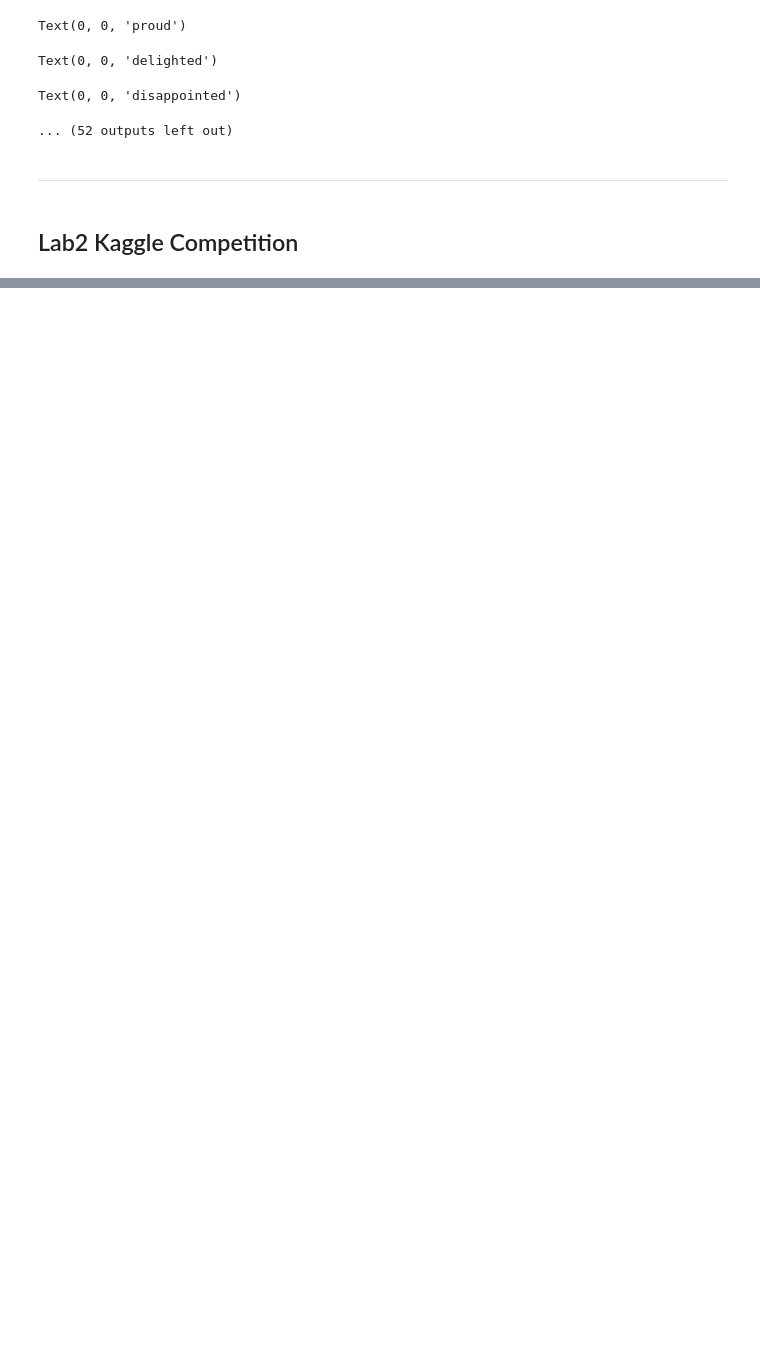
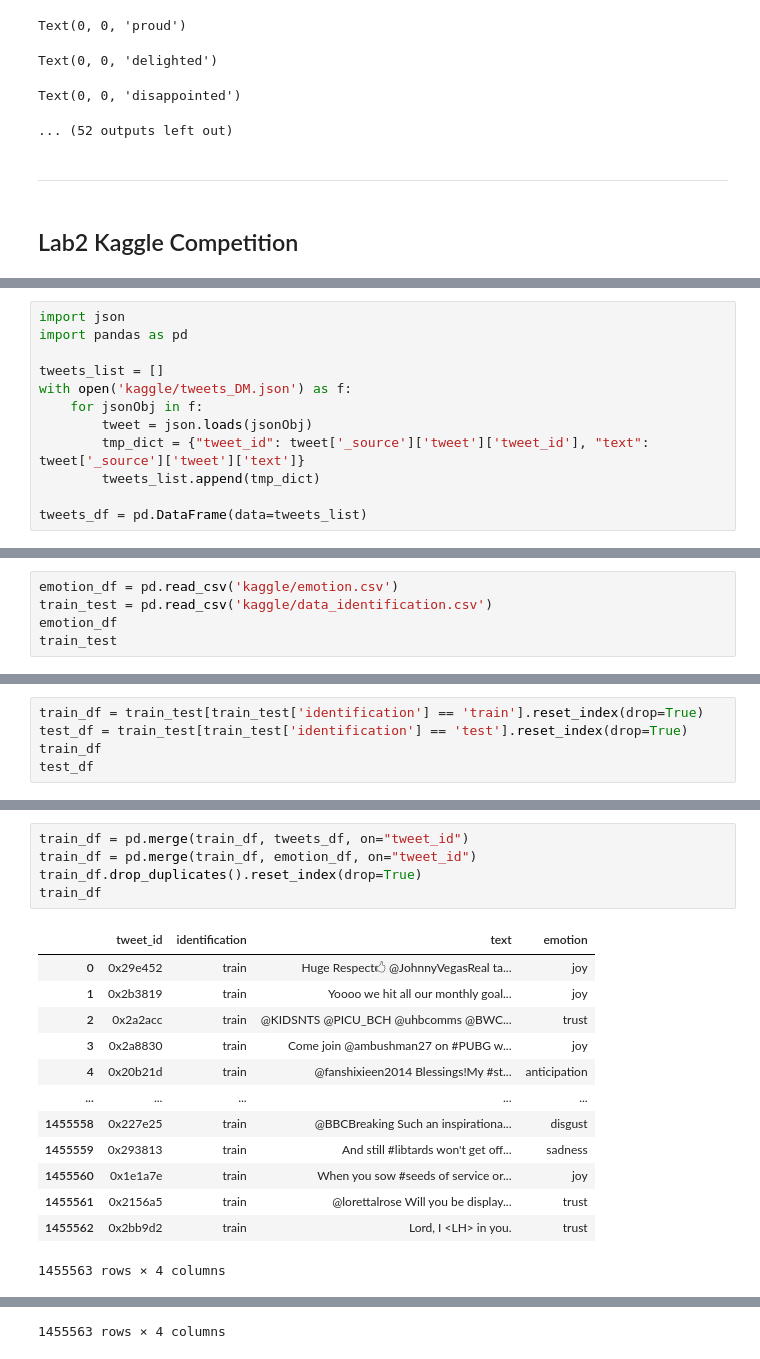
Before and after one commit to ktgincot/DM2020-Lab2-Homework, a Jupyter notebook: DM2020-Lab2-Homework.ipynb, the cells around one changed output, grey strips where cells are left out. Drawn from its saved outputs; the diff is of its cells as text; blank space fills up the shorter version.

Commit message:
Finish Kaggle Competition

```diff
--- a/DM2020-Lab2-Homework.ipynb
+++ b/DM2020-Lab2-Homework.ipynb
@@ -336,0 +340,12 @@ Text(0, 0, 'disappointed')
+# %%
+import json
+import pandas as pd
+
+tweets_list = []
+with open('kaggle/tweets_DM.json') as f:
+    for jsonObj in f:
+        tweet = json.loads(jsonObj)
+        tmp_dict = {"tweet_id": tweet['_source']['tweet']['tweet_id'], "text": tweet['_source']['tweet']['text']}
+        tweets_list.append(tmp_dict)
+
+tweets_df = pd.DataFrame(data=tweets_list)
@@ -336,0 +368,5 @@ Text(0, 0, 'disappointed')
+# %%
+emotion_df = pd.read_csv('kaggle/emotion.csv')
+train_test = pd.read_csv('kaggle/data_identification.csv')
+emotion_df
+train_test
@@ -336,0 +400,5 @@ Text(0, 0, 'disappointed')
+# %%
+train_df = train_test[train_test['identification'] == 'train'].reset_index(drop=True)
+test_df = train_test[train_test['identification'] == 'test'].reset_index(drop=True)
+train_df
+test_df
@@ -336,0 +432,19 @@ Text(0, 0, 'disappointed')
+# %%
+train_df = pd.merge(train_df, tweets_df, on="tweet_id")
+train_df = pd.merge(train_df, emotion_df, on="tweet_id")
+train_df.drop_duplicates().reset_index(drop=True)
+train_df
+# %% [output]
+|  | tweet_id | identification | text | emotion |
+| 0 | 0x29e452 | train | Huge Respect🖒 @JohnnyVegasReal ta... | joy |
+| 1 | 0x2b3819 | train | Yoooo we hit all our monthly goal... | joy |
+| 2 | 0x2a2acc | train | @KIDSNTS @PICU_BCH @uhbcomms @BWC... | trust |
+| 3 | 0x2a8830 | train | Come join @ambushman27 on #PUBG w... | joy |
+| 4 | 0x20b21d | train | @fanshixieen2014 Blessings!My #st... | anticipation |
+| ... | ... | ... | ... | ... |
+| 1455558 | 0x227e25 | train | @BBCBreaking Such an inspirationa... | disgust |
+| 1455559 | 0x293813 | train | And still #libtards won't get off... | sadness |
+| 1455560 | 0x1e1a7e | train | When you sow #seeds of service or... | joy |
+| 1455561 | 0x2156a5 | train | @lorettalrose Will you be display... | trust |
+| 1455562 | 0x2bb9d2 | train | Lord, I <LH> in you. | trust |
+1455563 rows × 4 columns
@@ -336,0 +463 @@ Text(0, 0, 'disappointed')
+1455563 rows × 4 columns
```
Also changed, not shown: parts of 37 cells of this notebook, 6 other files.
